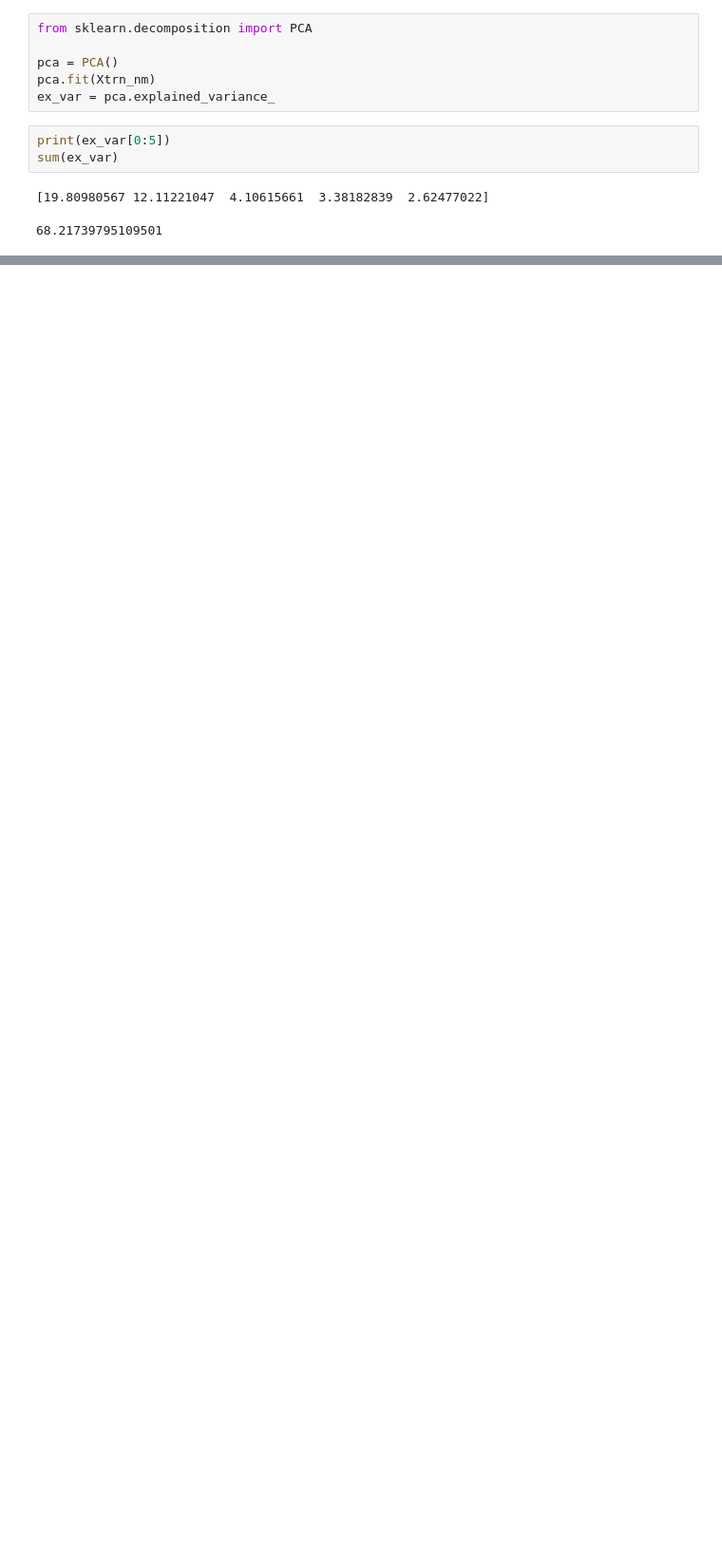
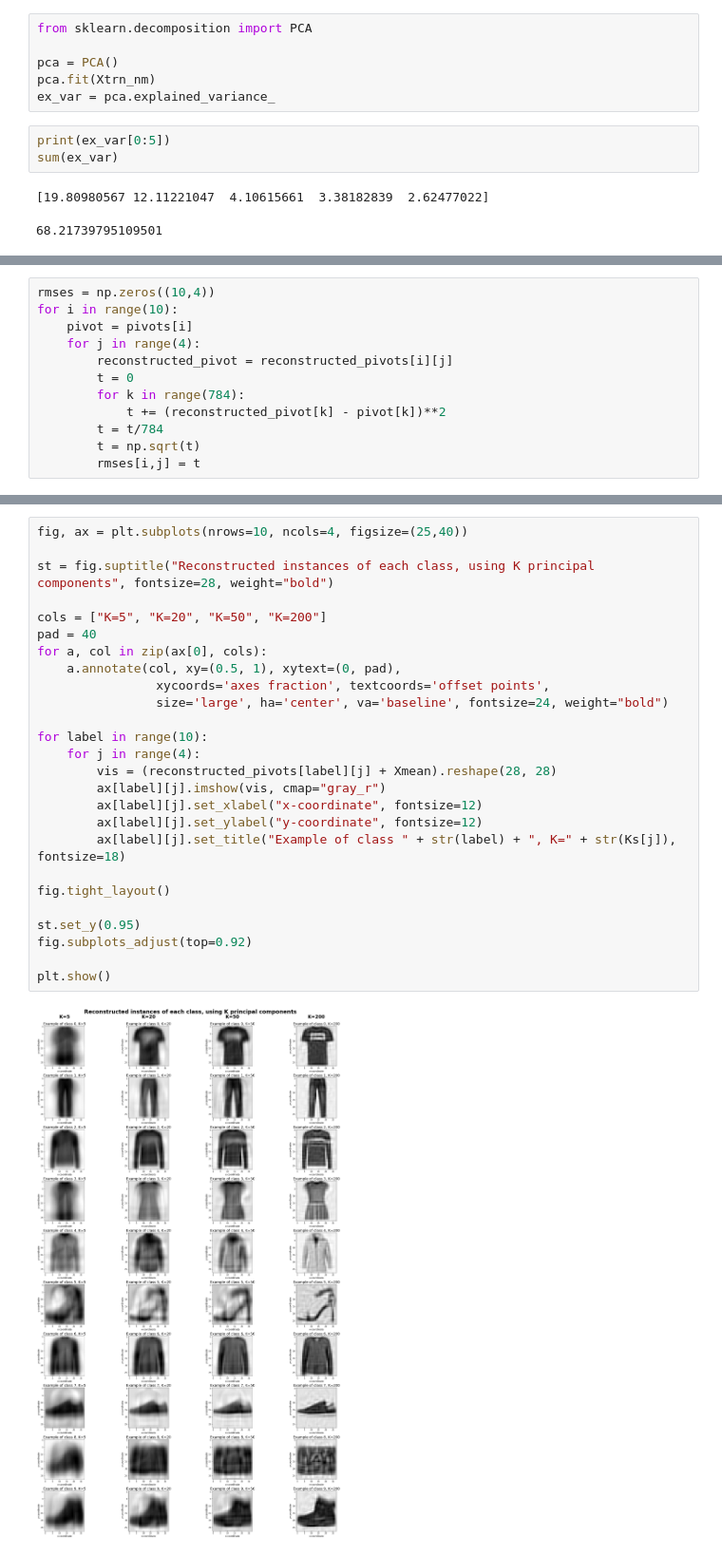
Before and after one commit to larswe/introductory-applied-machine-learning, a Jupyter notebook: Coursework 2/templates/Untitled.ipynb, the cells around one changed output, grey strips where cells are left out. Shown at 95% size. Cells and saved outputs as stored; diff of their text form; blank space fills up the shorter version.

```diff
--- a/Coursework 2/templates/Untitled.ipynb
+++ b/Coursework 2/templates/Untitled.ipynb
@@ -114,0 +181,12 @@ plt.show()
+# %%
+rmses = np.zeros((10,4))
+for i in range(10):
+    pivot = pivots[i]
+    for j in range(4):
+        reconstructed_pivot = reconstructed_pivots[i][j]
+        t = 0
+        for k in range(784):
+            t += (reconstructed_pivot[k] - pivot[k])**2
+        t = t/784
+        t = np.sqrt(t)
+        rmses[i,j] = t
@@ -114,0 +218,28 @@ plt.show()
+# %%
+fig, ax = plt.subplots(nrows=10, ncols=4, figsize=(25,40))
+
+st = fig.suptitle("Reconstructed instances of each class, using K principal components", fontsize=28, weight="bold")
+
+cols = ["K=5", "K=20", "K=50", "K=200"]
+pad = 40
+for a, col in zip(ax[0], cols):
+    a.annotate(col, xy=(0.5, 1), xytext=(0, pad),
+                xycoords='axes fraction', textcoords='offset points',
+                size='large', ha='center', va='baseline', fontsize=24, weight="bold")
+
+for label in range(10):
+    for j in range(4):
+        vis = (reconstructed_pivots[label][j] + Xmean).reshape(28, 28)
+        ax[label][j].imshow(vis, cmap="gray_r")
+        ax[label][j].set_xlabel("x-coordinate", fontsize=12)
+        ax[label][j].set_ylabel("y-coordinate", fontsize=12)
+        ax[label][j].set_title("Example of class " + str(label) + ", K=" + str(Ks[j]), fontsize=18)
+
+fig.tight_layout()
+
+st.set_y(0.95)
+fig.subplots_adjust(top=0.92)
+
+plt.show()
+# %% [output]
+[figure, added]
```
Also changed, not shown: parts of 11 cells of this notebook, 5 other files.
